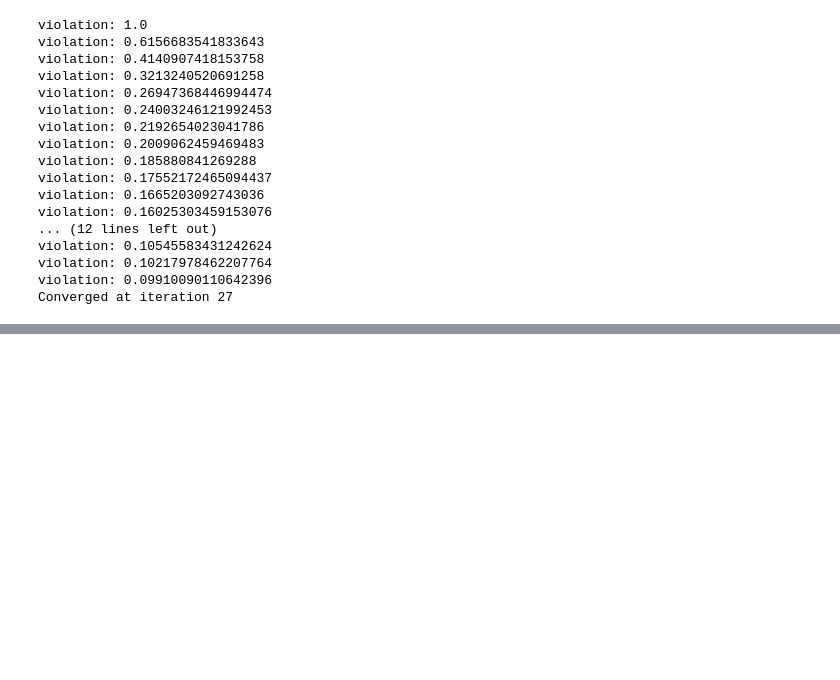
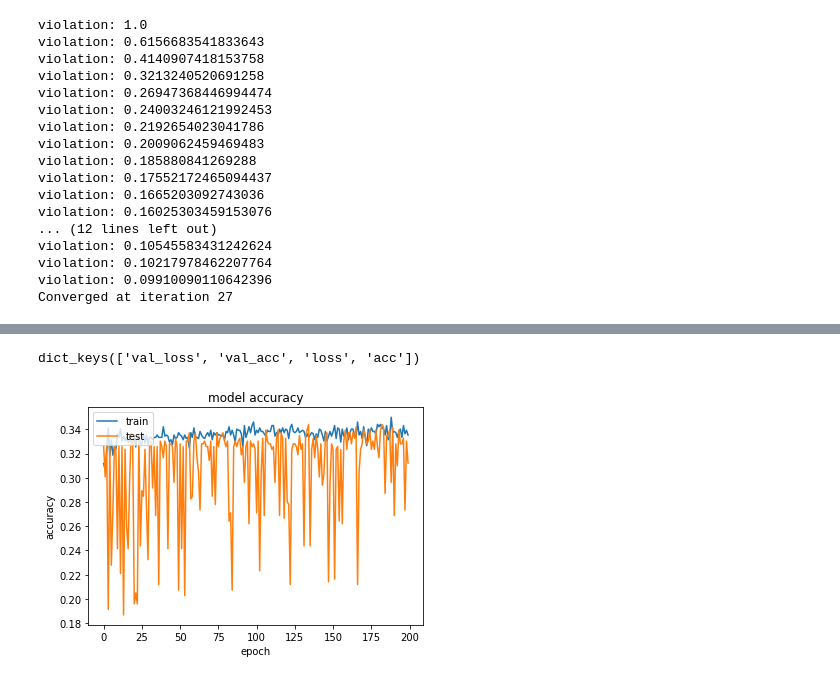
Before and after one commit to yenchulin/DM_HW2, a Jupyter notebook: RNN.ipynb, the cells around one changed output, grey strips where cells are left out. Drawn from its saved outputs; the diff is of its cells as text; code cells hidden in the pictures; blank space fills up the shorter version.

Commit message:
add model history plots

```diff
--- a/RNN.ipynb
+++ b/RNN.ipynb
@@ -277,0 +276,19 @@ Epoch 200/200
+# %%
+## Plot training history
+
+# list all data in history
+print(h.history.keys())
+# %% [output]
+dict_keys(['val_loss', 'val_acc', 'loss', 'acc'])
+# %%
+# summarize history for accuracy
+
+plt.plot(h.history['acc'])
+plt.plot(h.history['val_acc'])
+plt.title('model accuracy')
+plt.ylabel('accuracy')
+plt.xlabel('epoch')
+plt.legend(['train', 'test'], loc='upper left')
+plt.show()
+# %% [output]
+[figure, added]
```
Also changed, not shown: parts of 5 cells of this notebook.
